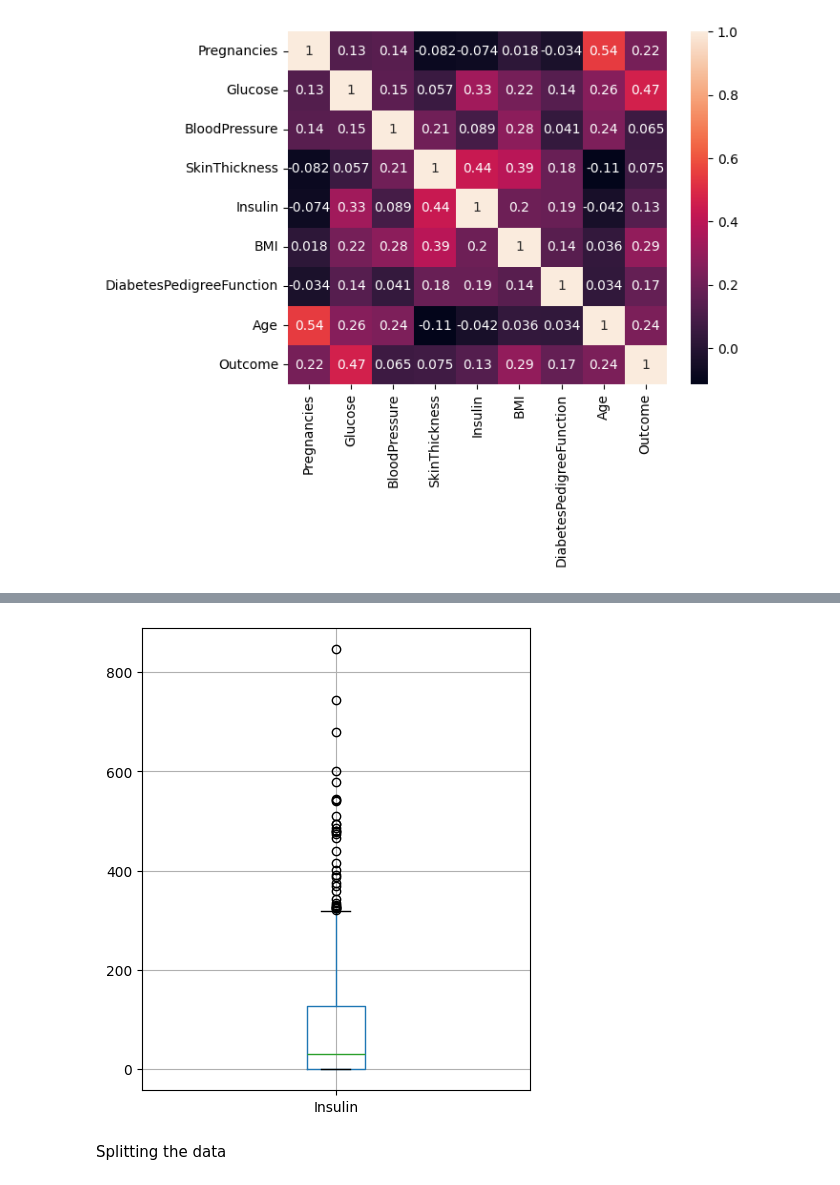
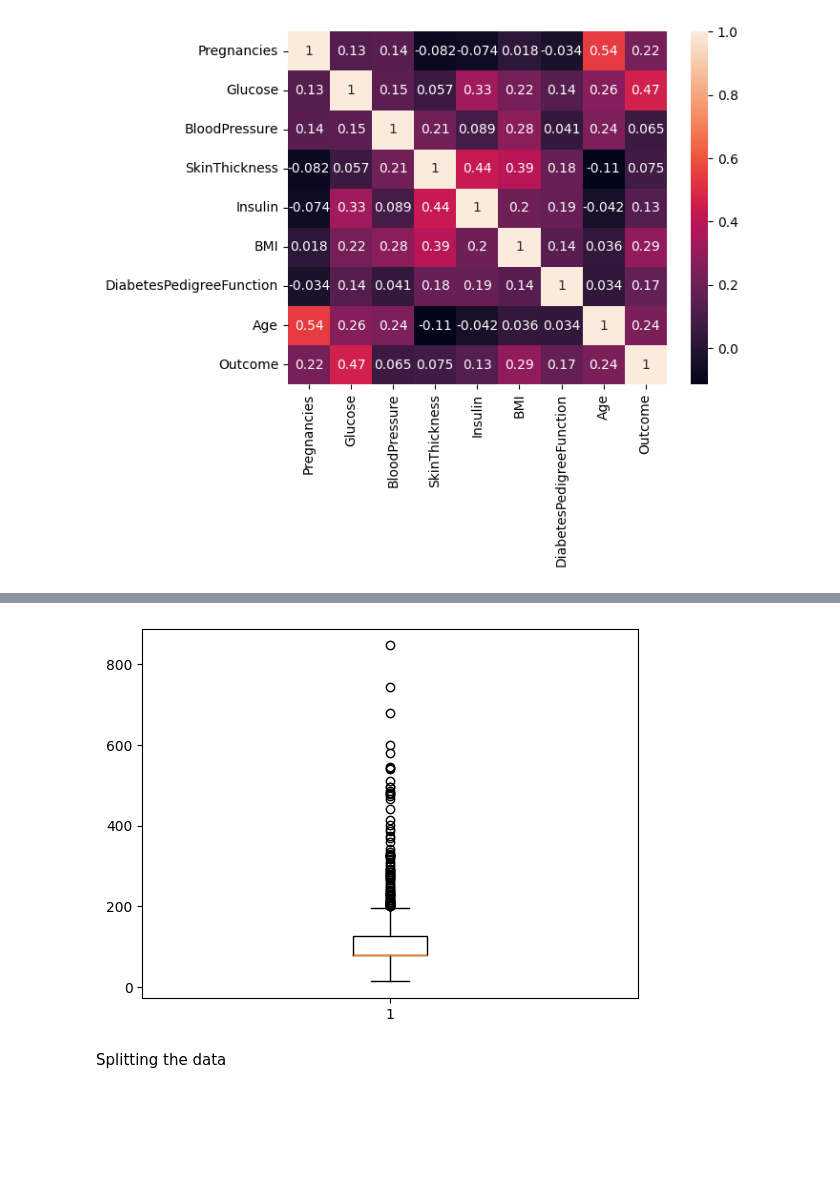
Before and after one commit to AhmadJer99/MedicalProject, a Jupyter notebook: DiabetesPrediction.ipynb, the cells around one changed output, grey strips where cells are left out. Saved outputs shown, nothing was run; the diff lists cells and outputs as text; code cells hidden in the pictures; blank space fills up the shorter version.

```diff
--- a/DiabetesPrediction.ipynb
+++ b/DiabetesPrediction.ipynb
@@ -88,0 +125,9 @@ sns.heatmap(df.corr(), annot=True)
+# %%
+for i in OutlierFeatures:
+    Q1 = df[i].quantile(0.25)
+    Q3 = df[i].quantile(0.75)
+    IQR = Q3 - Q1
+    Lower_Whisker = Q1 - 1.5*IQR
+    Upper_Whisker = Q3 + 1.5*IQR
+    featureMedian = df[i].median()
+    df.loc[(df[i] < Lower_Whisker) | (df[i] > Upper_Whisker), i] = featureMedian
@@ -88,0 +180,4 @@ sns.heatmap(df.corr(), annot=True)
+# %%
+zero_features = ['SkinThickness',"Insulin"]
+for i in zero_features:
+    df[i].loc[df[i] == 0] = df[i].median()
@@ -89,9 +198,8 @@ sns.heatmap(df.corr(), annot=True)
 # %%
-plt.figure(figsize=(5, 6))
-df.boxplot(column=['Insulin'])
+plt.boxplot(df['Insulin'])
 plt.show()
 # %% [output]
-[figure, old version]
+[figure, new version]
 # %% [markdown]
 Splitting the data
 # %%
```
Also changed, not shown: parts of 18 cells of this notebook, 1 other file.
